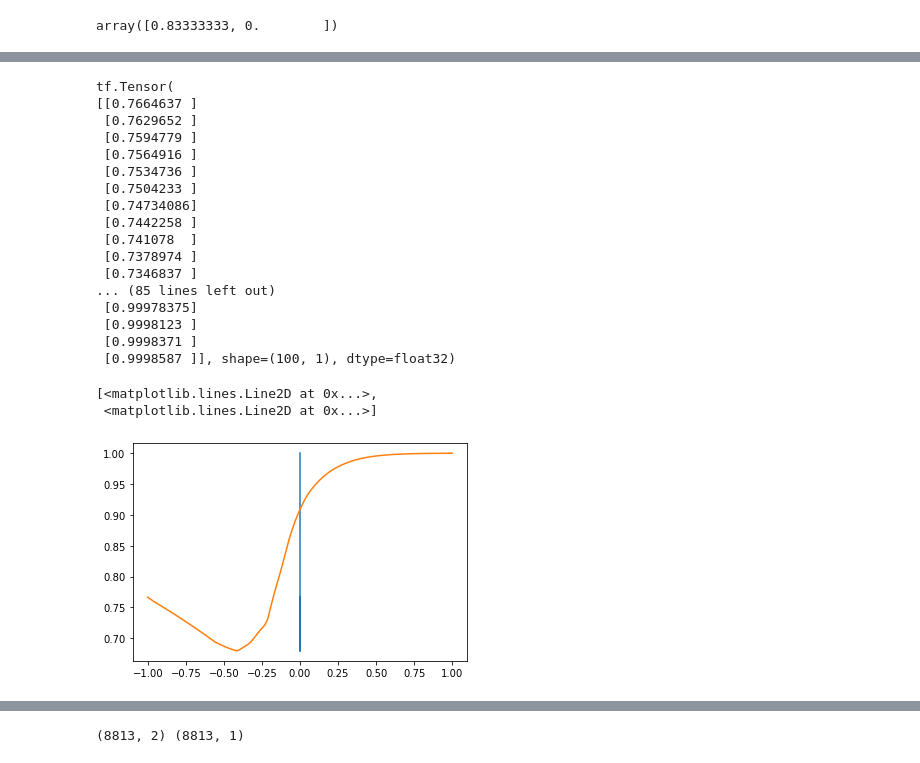
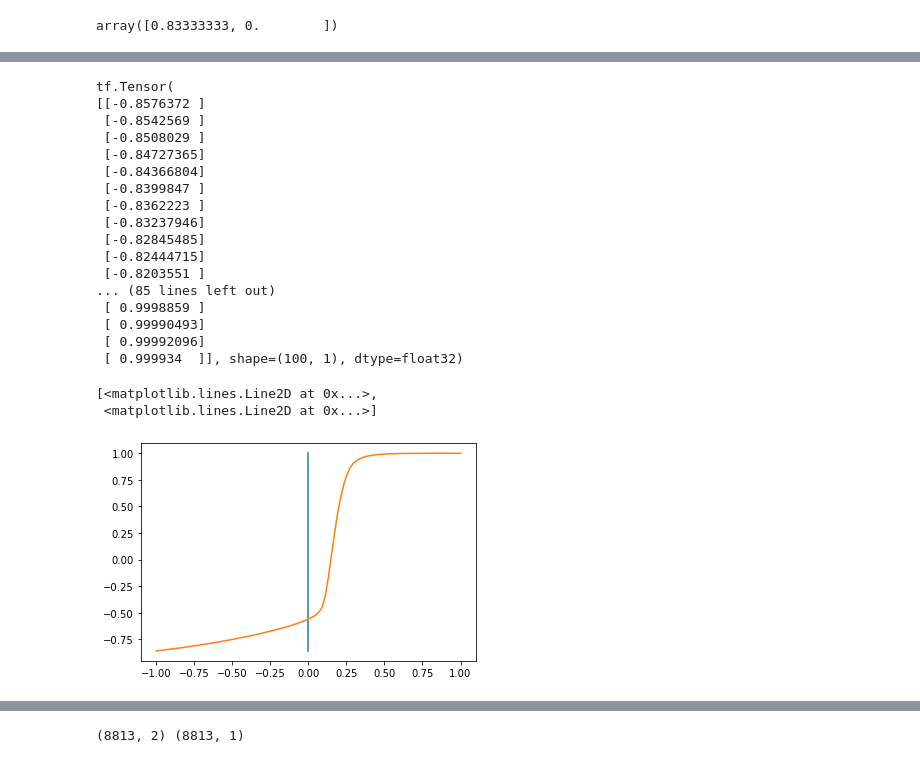
Before and after one commit to ewil32/Hybrid_Policy_Selection_DAIF, a Jupyter notebook: mountain_car_recurrent.ipynb, the cells around one changed output, grey strips where cells are left out. Cells and saved outputs as stored; diff of their text form; code cells hidden in the pictures.

Commit message:
ddpg is added to agent
DDPG added but not very successful so far

```diff
--- a/mountain_car_recurrent.ipynb
+++ b/mountain_car_recurrent.ipynb
@@ -903,20 +776,37 @@ array([0.83333333, 0.        ])
 daifa.train_vae = False
 daifa.model_vae.show_training = False
 
-# daifa.train_tran = False
-# daifa.tran.show_training = False
-# daifa.train_prior = False
-# daifa.prior_model.show_training = False
-# #
-# daifa.habit_action_model.show_training = False
-# daifa.train_habit_net = False
+daifa.train_tran = False
+daifa.tran.show_training = False
+daifa.train_prior = False
+daifa.prior_model.show_training = False
+# # # #
+# daifa.habit_action_model.show_training = True
+# daifa.train_habit_net = True
+# # # #
+# # daifa.use_fast_thinking = True
+# # daifa.habit_action_model.action_stddev = 0
 # # #
-# daifa.use_fast_thinking = True
-# daifa.habit_action_model.action_stddev = 0
-# #
-# daifa.model_vae.reconstruction_stddev = 0.1
+# # daifa.model_vae.reconstruction_stddev = 0.1
+#
+# actor_model = get_actor(2, 1)
+# critic_model = get_critic(2, 1)
+#
+# target_actor = get_actor(2, 1)
+# target_critic = get_critic(2, 1)
+#
+# # Making the weights equal initially
+# target_actor.set_weights(actor_model.get_weights())
+# target_critic.set_weights(critic_model.get_weights())
+#
+# critic_optimizer = tf.keras.optimizers.Adam(0.0001)
+# actor_optimizer = tf.keras.optimizers.Adam(0.00005)
+#
+# habit_net = BasicDDPG(actor_model, critic_model, target_actor, target_critic, tau=0.005, critic_optimizer=critic_optimizer, actor_optimizer=actor_optimizer)
+#
+# daifa.habit_action_model = habit_net
 # %%
 # train the agent on the env
 env = gym.make('MountainCarContinuous-v0')
-daifa, results = train_single_agent(env, daifa, observation_max, observation_min, observation_noise_stddev, num_episodes=50, render_env=True)
+daifa, results = train_single_agent(env, daifa, observation_max, observation_min, observation_noise_stddev, num_episodes=10, render_env=True)
 # %% [output]
@@ -1025,31 +903,31 @@ tf.Tensor(
 # %%
 vel_pos = np.vstack([np.zeros(100), np.linspace(-1, 1, 100)]).T
 
-utils = daifa.habit_action_model(vel_pos)
+utils = daifa.habit_action_model.actor_model(vel_pos)
 print(utils)
 
 plt.plot(vel_pos, utils)
 # %% [output]
 tf.Tensor(
-[[0.7664637 ]
- [0.7629652 ]
- [0.7594779 ]
- [0.7564916 ]
- [0.7534736 ]
- [0.7504233 ]
- [0.74734086]
- [0.7442258 ]
- [0.741078  ]
- [0.7378974 ]
- [0.7346837 ]
+[[-0.8576372 ]
+ [-0.8542569 ]
+ [-0.8508029 ]
+ [-0.84727365]
+ [-0.84366804]
+ [-0.8399847 ]
+ [-0.8362223 ]
+ [-0.83237946]
+ [-0.82845485]
+ [-0.82444715]
+ [-0.8203551 ]
 ... (85 lines left out)
- [0.99978375]
- [0.9998123 ]
- [0.9998371 ]
- [0.9998587 ]], shape=(100, 1), dtype=float32)
+ [ 0.9998859 ]
+ [ 0.99990493]
+ [ 0.99992096]
+ [ 0.999934  ]], shape=(100, 1), dtype=float32)
 [<matplotlib.lines.Line2D at 0x...>,
  <matplotlib.lines.Line2D at 0x...>]
-[figure, old version]
+[figure, new version]
 # %%
 num_episodes = 10
 
```
Also changed, not shown: parts of 12 cells of this notebook, 6 other files.
